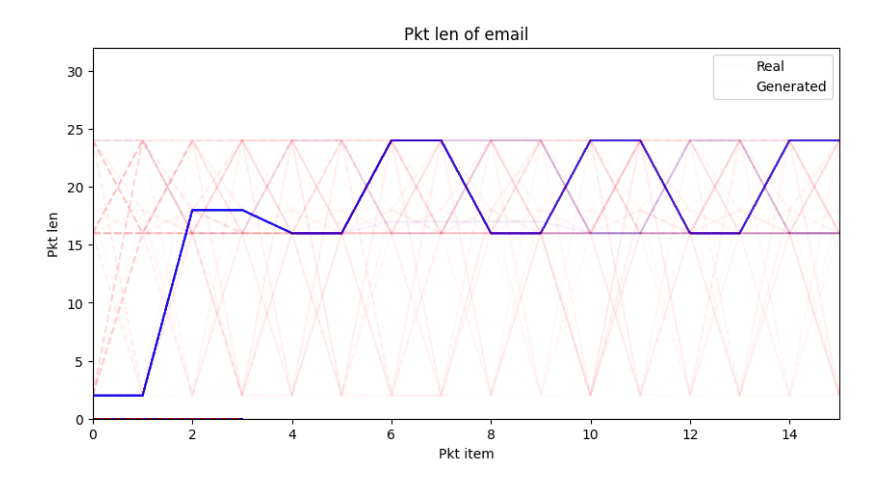
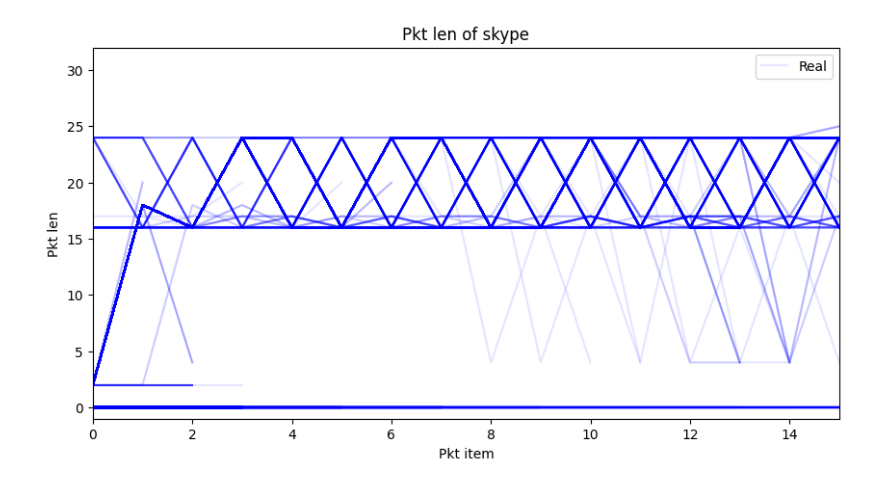
Before and after one commit to DeepShield-AI/NetGenRL, a Jupyter notebook: visual.ipynb, the cells around one changed output. Saved outputs shown, nothing was run; the diff lists cells and outputs as text; code cells hidden in the pictures.

```diff
--- a/visual.ipynb
+++ b/visual.ipynb
@@ -4,9 +4,9 @@ import matplotlib.pyplot as plt
 # %%
 real_folder_name = "./data-json/iscx"
 # fake_folder_name = "./data-json/iscx_netdiffusion"
-fake_folder_name = "./result/iscx"
+fake_folder_name = "./result/iscx_small"
 
-type_name = "email"
+type_name = "skype"
 real_name = real_folder_name + "/" + type_name + ".json"
 fake_name = fake_folder_name + "/" + type_name + ".json"
 # %%
@@ -29,15 +29,15 @@ real_pkt_lens = extract_pkt_len(real_name)
 fake_pkt_lens = extract_pkt_len(fake_name)
 # %%
 plt.figure(figsize=(10, 5))
-plt.axis([0, 15, 0, 32])
+plt.axis([0, 15, -1, 32])
 for i in range(len(real_pkt_lens)):
-    plt.plot(real_pkt_lens[i], color='blue', alpha=0.01, label="Real" if i == 0 else "")  # 使用蓝色
+    plt.plot(real_pkt_lens[i], color='blue', alpha=0.1, label="Real" if i == 0 else "")  # 使用蓝色
 for i in range(len(fake_pkt_lens)):
     plt.plot(fake_pkt_lens[i], color='red', alpha=0.01, linestyle='--', label="Generated" if i == 0 else "")
 plt.title(f'Pkt len of {type_name}')
 plt.xlabel('Pkt item')
 plt.ylabel('Pkt len')
 plt.legend()
 plt.show()
 # %% [output]
-[figure, old version]
+[figure, new version]
```
Also changed, not shown: 10 other files.
